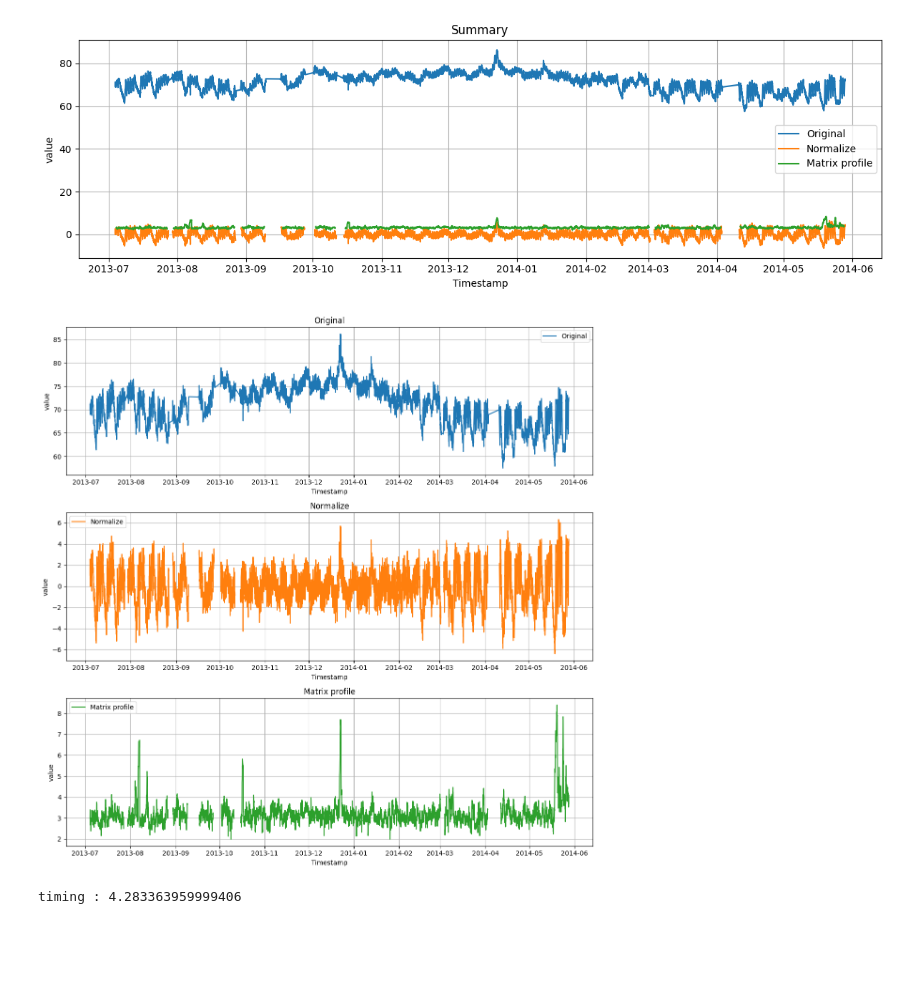
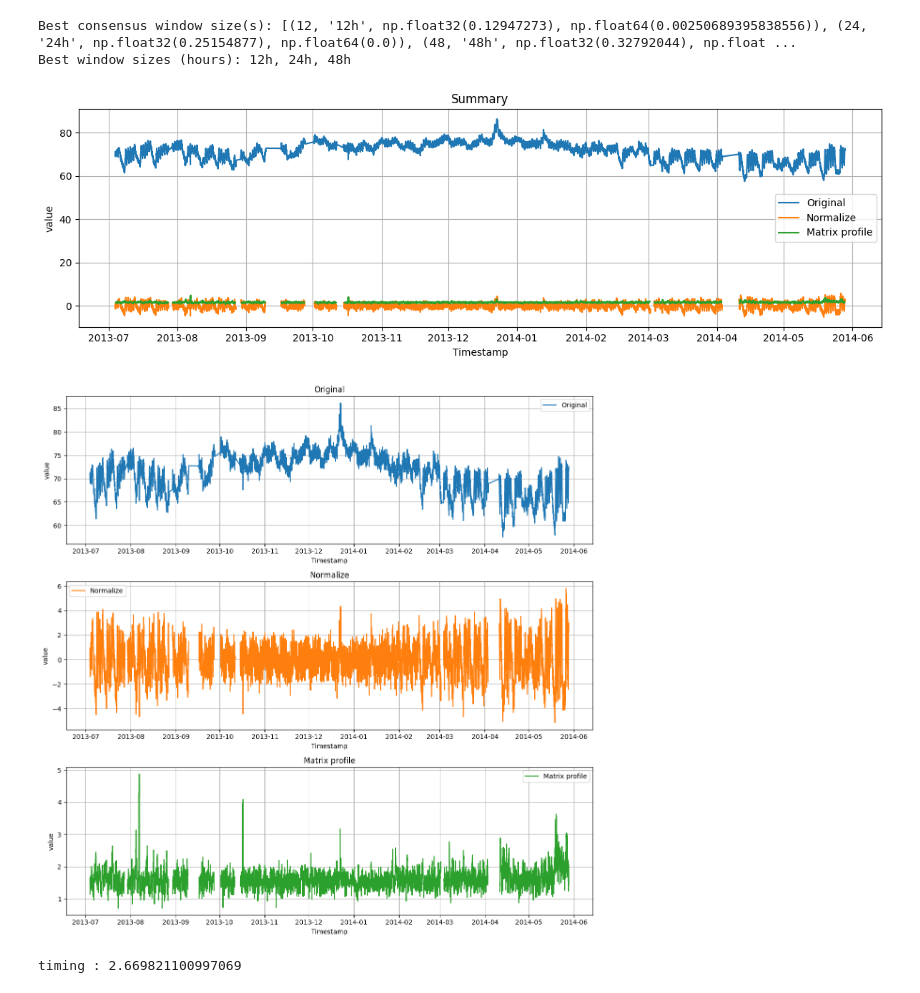
Before and after one commit to Guillaumernd/ampiimts, a Jupyter notebook: notebooks/Matrix_Profile/Matrix_profile.ipynb, the cells around one changed output. Drawn from its saved outputs; the diff is of its cells as text; code cells hidden in the pictures; blank space fills up the shorter version.

Commit message:
beta 3 version multidimensional process

```diff
--- a/notebooks/Matrix_Profile/Matrix_profile.ipynb
+++ b/notebooks/Matrix_Profile/Matrix_profile.ipynb
@@ -63,18 +391,20 @@ timing : 5.192024857002252
 # %%
 # --- import of CSV file ---
 start_time = time.perf_counter()
 
 # get original dataframe
 df = pd.read_csv('../../dataset/ambient_temperature_system_failure.csv')
-df_normalize = ampiimts.pre_processed(df, window_size='24h')
+df_normalize = ampiimts.pre_processed(df)
 df_profile = ampiimts.matrix_profile(df_normalize)
 ampiimts.plot_multiple_dfs([df, df_normalize, df_profile], ['Original', 'Normalize', 'Matrix profile'], column='value')
 end_time = time.perf_counter()
 print(f"timing : {end_time - start_time}")
 # %% [output]
+Best consensus window size(s): [(12, '12h', np.float32(0.12947273), np.float64(0.00250689395838556)), (24, '24h', np.float32(0.25154877), np.float64(0.0)), (48, '48h', np.float32(0.32792044), np.float ...
+Best window sizes (hours): 12h, 24h, 48h
-[figure, old version]
+[figure, new version]
-[figure, old version]
+[figure, new version]
-timing : 4.283363959999406
+timing : 2.669821100997069
 # %%
 # --- import of CSV file ---
 start_time = time.perf_counter()
```
Also changed, not shown: parts of 7 cells of this notebook, 5 other files.
